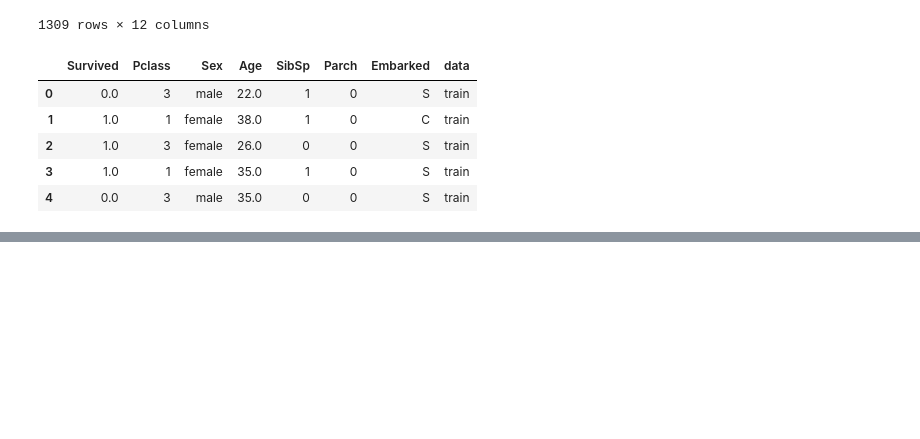
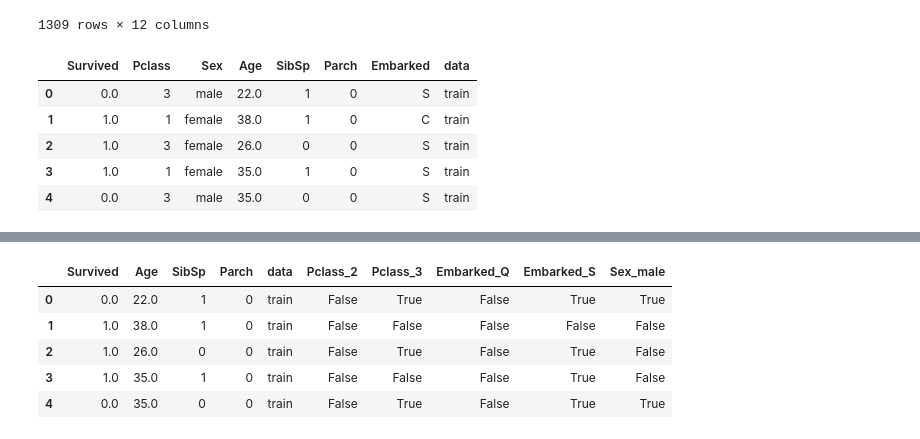
Before and after one commit to coders-coffee-club/titanic-data-analysis, a Jupyter notebook: titanic-data-analysis.ipynb, the cells around one changed output, grey strips where cells are left out. Cells and saved outputs as stored; diff of their text form; code cells hidden in the pictures; blank space fills up the shorter version.

```diff
--- a/titanic-data-analysis.ipynb
+++ b/titanic-data-analysis.ipynb
@@ -265,3 +265,6 @@ all_data.head()
 | 2 | 1.0 | 3 | female | 26.0 | 0 | 0 | S | train |
 | 3 | 1.0 | 1 | female | 35.0 | 1 | 0 | S | train |
 | 4 | 0.0 | 3 | male | 35.0 | 0 | 0 | S | train |
+# %%
+# Encoding, male 0, female 1 Sparse Matrix (n - 1)
+all_data = pd.get_dummies(all_data, columns=['Pclass'], drop_first=True)
@@ -267,0 +280,12 @@ all_data.head()
+# %%
+all_data = pd.get_dummies(all_data, columns=['Embarked'], drop_first=True)
+all_data = pd.get_dummies(all_data, columns=['Sex'], drop_first=True)
+# %%
+all_data.head()
+# %% [output]
+|  | Survived | Age | SibSp | Parch | data | Pclass_2 | Pclass_3 | Embarked_Q | Embarked_S | Sex_male |
+| 0 | 0.0 | 22.0 | 1 | 0 | train | False | True | False | True | True |
+| 1 | 1.0 | 38.0 | 1 | 0 | train | False | False | False | False | False |
+| 2 | 1.0 | 26.0 | 0 | 0 | train | False | True | False | True | False |
+| 3 | 1.0 | 35.0 | 1 | 0 | train | False | False | False | True | False |
+| 4 | 0.0 | 35.0 | 0 | 0 | train | False | True | False | True | True |
```
Also changed, not shown: parts of 4 cells of this notebook.
